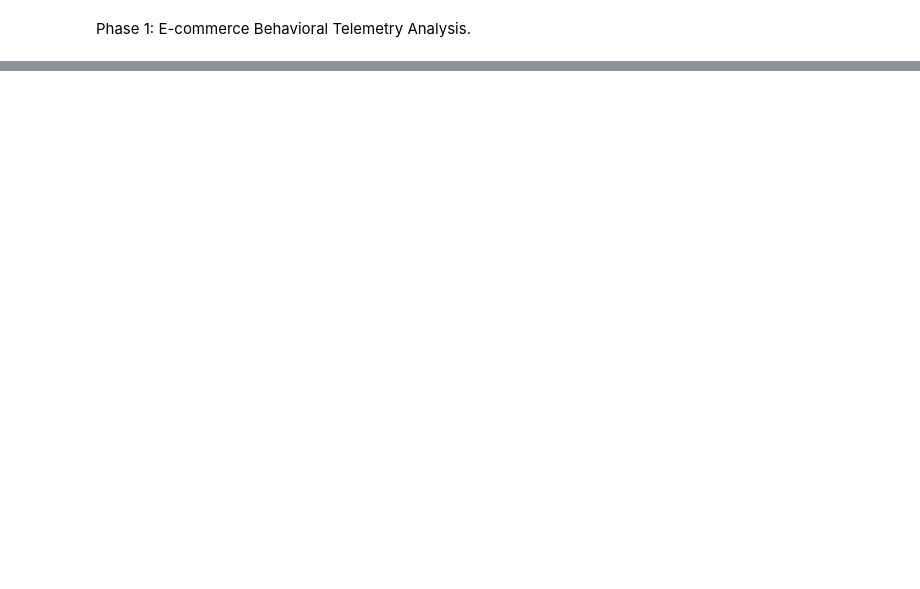
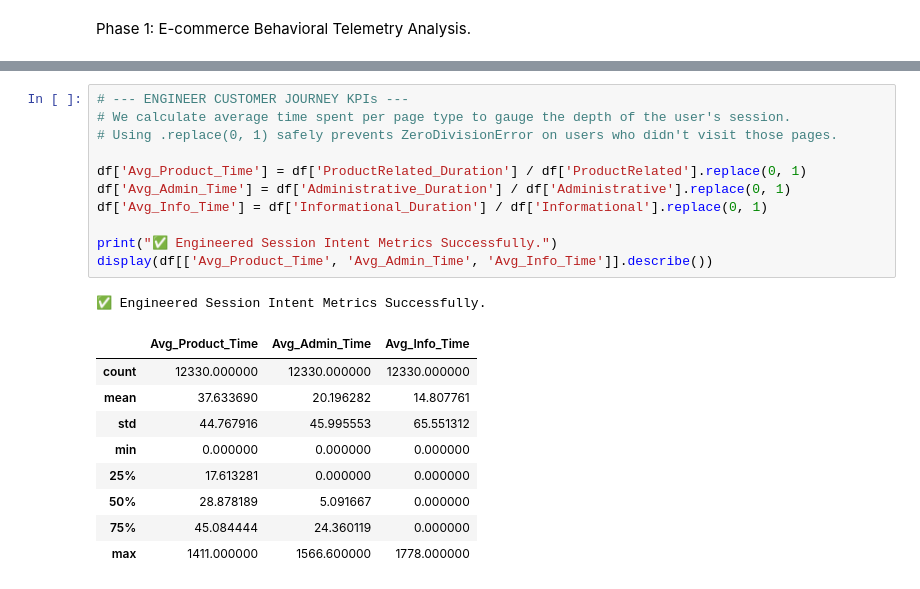
Before and after one commit to amarsidahmed4-afk/realtime-ecommerce-intent-engine, a Jupyter notebook: notebooks/01_exploratory.ipynb, the cells around one changed output, grey strips where cells are left out. Drawn from its saved outputs; the diff is of its cells as text; blank space fills up the shorter version.

```diff
--- a/notebooks/01_exploratory.ipynb
+++ b/notebooks/01_exploratory.ipynb
@@ -43,0 +39,22 @@ df.head()
+# %%
+# --- ENGINEER CUSTOMER JOURNEY KPIs ---
+# We calculate average time spent per page type to gauge the depth of the user's session.
+# Using .replace(0, 1) safely prevents ZeroDivisionError on users who didn't visit those pages.
+
+df['Avg_Product_Time'] = df['ProductRelated_Duration'] / df['ProductRelated'].replace(0, 1)
+df['Avg_Admin_Time'] = df['Administrative_Duration'] / df['Administrative'].replace(0, 1)
+df['Avg_Info_Time'] = df['Informational_Duration'] / df['Informational'].replace(0, 1)
+
+print("✅ Engineered Session Intent Metrics Successfully.")
+display(df[['Avg_Product_Time', 'Avg_Admin_Time', 'Avg_Info_Time']].describe())
+# %% [output]
+✅ Engineered Session Intent Metrics Successfully.
+|  | Avg_Product_Time | Avg_Admin_Time | Avg_Info_Time |
+| count | 12330.000000 | 12330.000000 | 12330.000000 |
+| mean | 37.633690 | 20.196282 | 14.807761 |
+| std | 44.767916 | 45.995553 | 65.551312 |
+| min | 0.000000 | 0.000000 | 0.000000 |
+| 25% | 17.613281 | 0.000000 | 0.000000 |
+| 50% | 28.878189 | 5.091667 | 0.000000 |
+| 75% | 45.084444 | 24.360119 | 0.000000 |
+| max | 1411.000000 | 1566.600000 | 1778.000000 |
```
Also changed, not shown: parts of 5 cells of this notebook, 3 other files.
